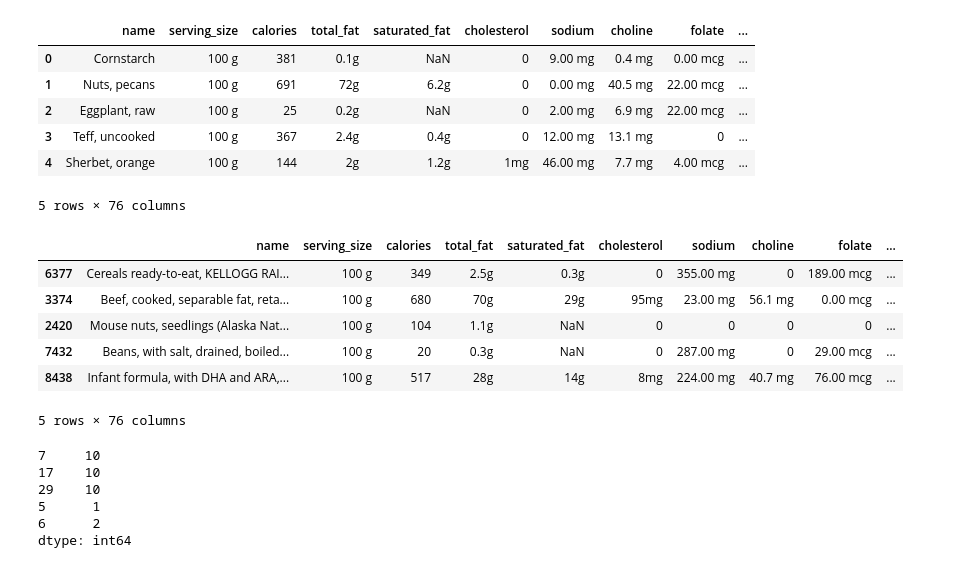
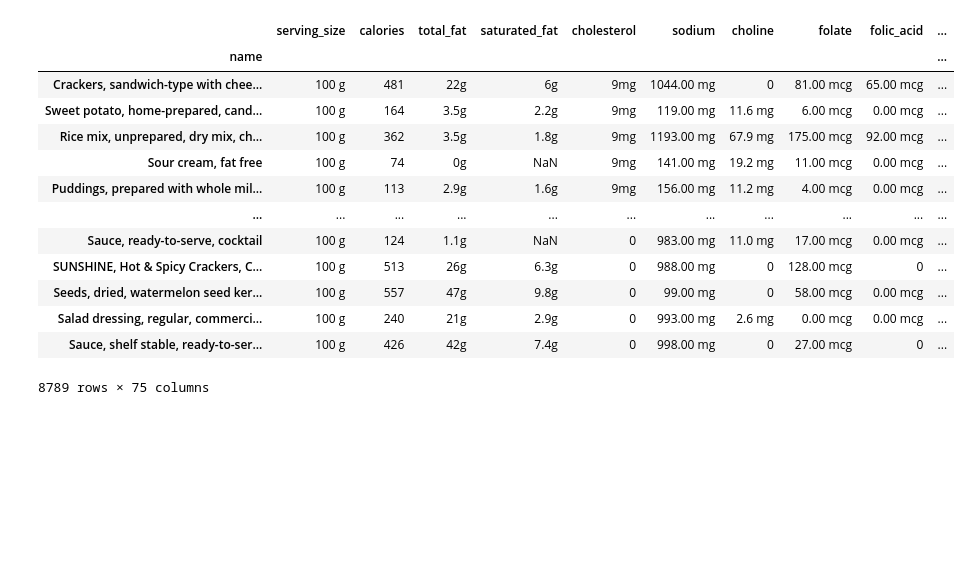
Before and after one commit to deonhj/python_snippets, a Jupyter notebook: pandas/Notebooks/Untitled.ipynb, the cells around one changed output. Saved outputs shown, nothing was run; the diff lists cells and outputs as text; code cells hidden in the pictures; blank space fills up the shorter version.

```diff
--- a/pandas/Notebooks/Untitled.ipynb
+++ b/pandas/Notebooks/Untitled.ipynb
@@ -1,35 +1,27 @@
 # %%
 import pandas as pd
+import numpy as np
 
 dataurl = 'https://andybek.com/pandas-nutrition'
 nutrition = pd.read_csv(dataurl, index_col=[0])
+
+nutrition.set_index('name', drop=True, inplace=True)
+
+nutrition.sort_values(by=['cholesterol', 'sodium'], ascending=[False, True])
+
+nutrition.loc['Beef, simmered, cooked, brain, variety meats and by-products'].filter(like='_g').sort_values(ascending=False)
+# %% [output]
+|  | serving_size | calories | total_fat | saturated_fat | cholesterol | sodium | choline | folate | folic_acid | ... |
+| name |  |  |  |  |  |  |  |  |  | ... |
+| Crackers, sandwich-type with chee... | 100 g | 481 | 22g | 6g | 9mg | 1044.00 mg | 0 | 81.00 mcg | 65.00 mcg | ... |
+| Sweet potato, home-prepared, cand... | 100 g | 164 | 3.5g | 2.2g | 9mg | 119.00 mg | 11.6 mg | 6.00 mcg | 0.00 mcg | ... |
+| Rice mix, unprepared, dry mix, ch... | 100 g | 362 | 3.5g | 1.8g | 9mg | 1193.00 mg | 67.9 mg | 175.00 mcg | 92.00 mcg | ... |
+| Sour cream, fat free | 100 g | 74 | 0g | NaN | 9mg | 141.00 mg | 19.2 mg | 11.00 mcg | 0.00 mcg | ... |
+| Puddings, prepared with whole mil... | 100 g | 113 | 2.9g | 1.6g | 9mg | 156.00 mg | 11.2 mg | 4.00 mcg | 0.00 mcg | ... |
+| ... | ... | ... | ... | ... | ... | ... | ... | ... | ... | ... |
+| Sauce, ready-to-serve, cocktail | 100 g | 124 | 1.1g | NaN | 0 | 983.00 mg | 11.0 mg | 17.00 mcg | 0.00 mcg | ... |
+| SUNSHINE, Hot & Spicy Crackers, C... | 100 g | 513 | 26g | 6.3g | 0 | 988.00 mg | 0 | 128.00 mcg | 0 | ... |
+| Seeds, dried, watermelon seed ker... | 100 g | 557 | 47g | 9.8g | 0 | 99.00 mg | 0 | 58.00 mcg | 0.00 mcg | ... |
+| Salad dressing, regular, commerci... | 100 g | 240 | 21g | 2.9g | 0 | 993.00 mg | 2.6 mg | 0.00 mcg | 0.00 mcg | ... |
+| Sauce, shelf stable, ready-to-ser... | 100 g | 426 | 42g | 7.4g | 0 | 998.00 mg | 0 | 27.00 mcg | 0 | ... |
+8789 rows × 75 columns
-# %%
-nutrition.head()
-# %% [output]
-|  | name | serving_size | calories | total_fat | saturated_fat | cholesterol | sodium | choline | folate | ... |
-| 0 | Cornstarch | 100 g | 381 | 0.1g | NaN | 0 | 9.00 mg | 0.4 mg | 0.00 mcg | ... |
-| 1 | Nuts, pecans | 100 g | 691 | 72g | 6.2g | 0 | 0.00 mg | 40.5 mg | 22.00 mcg | ... |
-| 2 | Eggplant, raw | 100 g | 25 | 0.2g | NaN | 0 | 2.00 mg | 6.9 mg | 22.00 mcg | ... |
-| 3 | Teff, uncooked | 100 g | 367 | 2.4g | 0.4g | 0 | 12.00 mg | 13.1 mg | 0 | ... |
-| 4 | Sherbet, orange | 100 g | 144 | 2g | 1.2g | 1mg | 46.00 mg | 7.7 mg | 4.00 mcg | ... |
-5 rows × 76 columns
-# %%
-nutrition.sample(n=5, replace=True)
-# %% [output]
-|  | name | serving_size | calories | total_fat | saturated_fat | cholesterol | sodium | choline | folate | ... |
-| 6377 | Cereals ready-to-eat, KELLOGG RAI... | 100 g | 349 | 2.5g | 0.3g | 0 | 355.00 mg | 0 | 189.00 mcg | ... |
-| 3374 | Beef, cooked, separable fat, reta... | 100 g | 680 | 70g | 29g | 95mg | 23.00 mg | 56.1 mg | 0.00 mcg | ... |
-| 2420 | Mouse nuts, seedlings (Alaska Nat... | 100 g | 104 | 1.1g | NaN | 0 | 0 | 0 | 0 | ... |
-| 7432 | Beans, with salt, drained, boiled... | 100 g | 20 | 0.3g | NaN | 0 | 287.00 mg | 0 | 29.00 mcg | ... |
-| 8438 | Infant formula, with DHA and ARA,... | 100 g | 517 | 28g | 14g | 8mg | 224.00 mg | 40.7 mg | 76.00 mcg | ... |
-5 rows × 76 columns
-# %%
-weights = pd.Series(data=[10, 10, 10, 1, 2], index=[7, 17, 29, 5, 6])
-weights
-# %% [output]
-7     10
-17    10
-29    10
-5      1
-6      2
-dtype: int64
```
Also changed, not shown: parts of 5 cells of this notebook, 9 other files.
